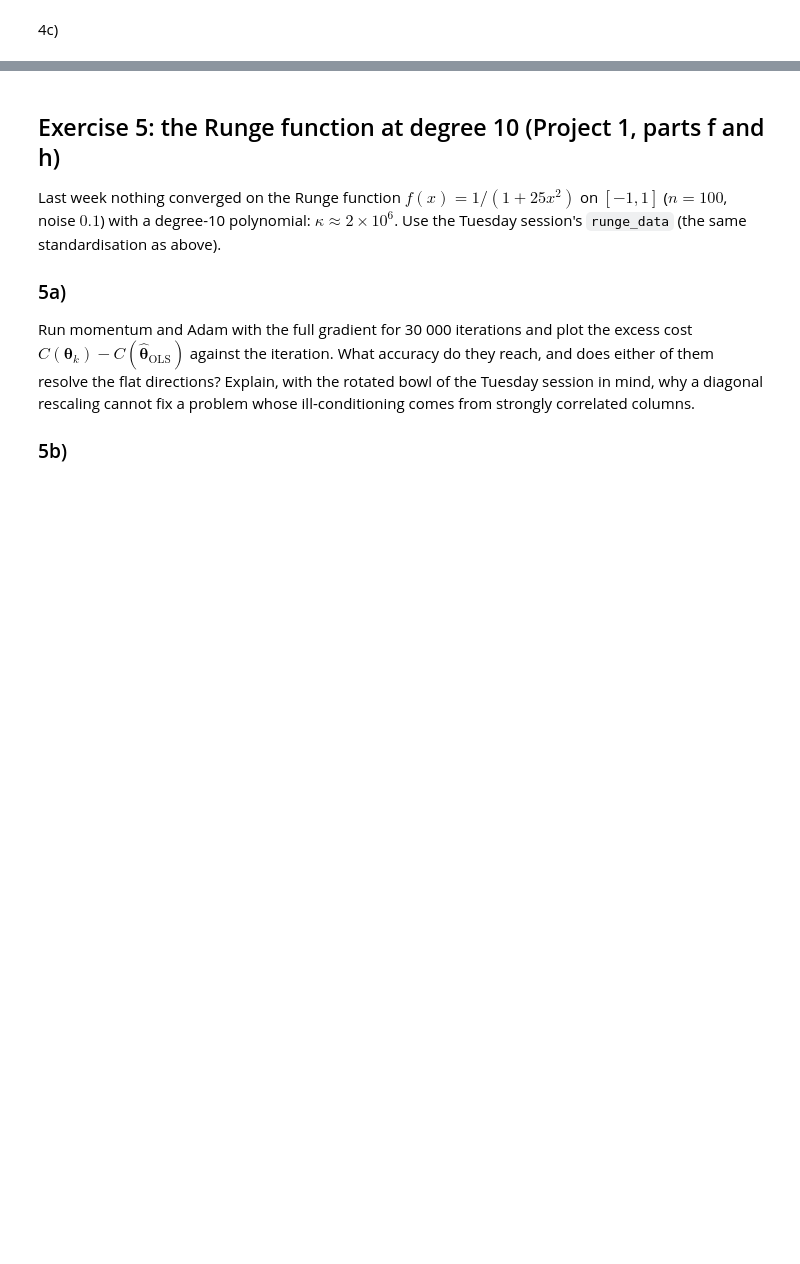
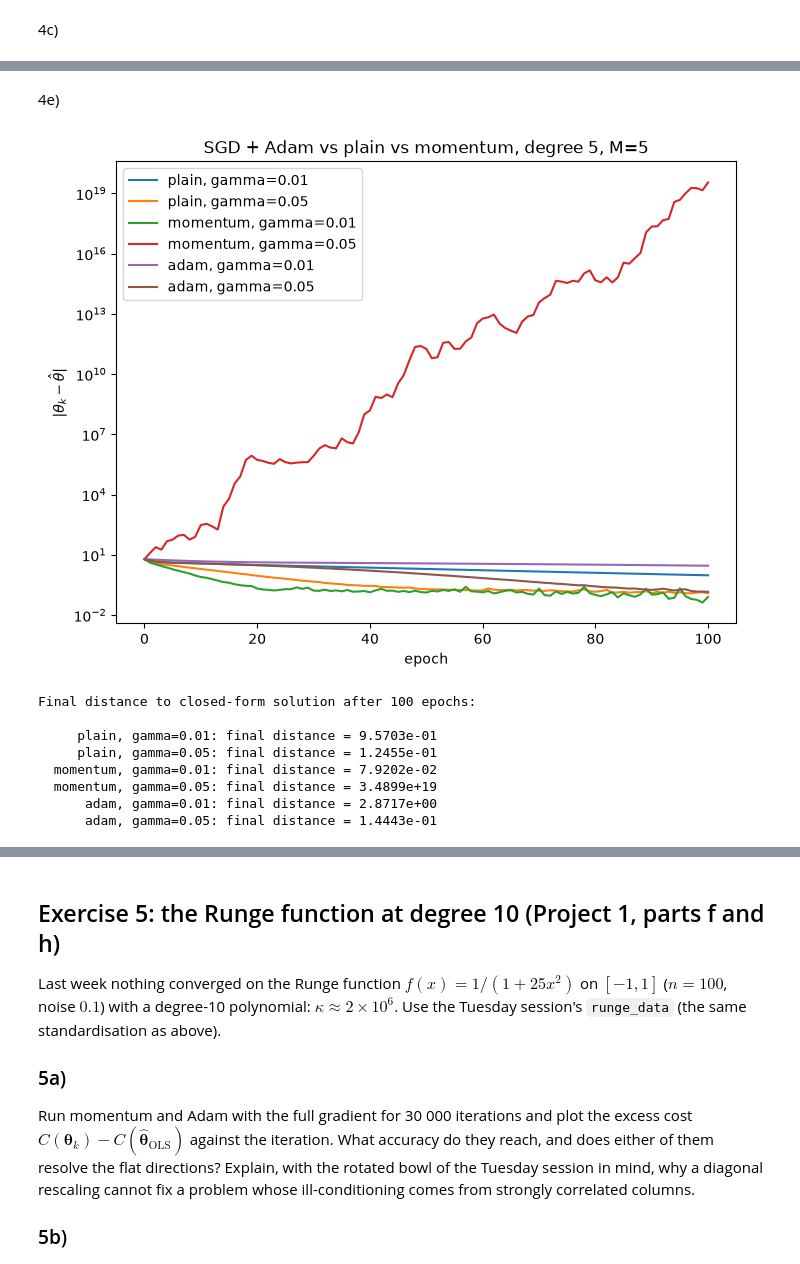
Before and after one commit to viktokr/FYS_STK4155-ukesoppgaver, a Jupyter notebook: exercisesweek38.ipynb, the cells around one changed output, grey strips where cells are left out. Cells and saved outputs as stored; diff of their text form; code cells hidden in the pictures; blank space fills up the shorter version.

```diff
--- a/exercisesweek38.ipynb
+++ b/exercisesweek38.ipynb
@@ -625,0 +736,45 @@ plt.show()
+# %% [markdown]
+4e)
+# %%
+
+configs = [
+    ("plain",    0.01),
+    ("plain",    0.05),
+    ("momentum", 0.01),
+    ("momentum", 0.05),
+    ("adam",     0.01),
+    ("adam",     0.05),
+]
+
+histories_4e = {}
+for method, gamma in configs:
+    history = sgd(X5, y5, method=method, n_epochs=100, batch_size=5, gamma=gamma)
+    histories_4e[(method, gamma)] = history
+
+plt.figure(figsize=(8, 6))
+for (method, gamma), history in histories_4e.items():
+    dist = np.linalg.norm(history - theta_hat5, axis=1)
+    plt.plot(dist, label=f"{method}, gamma={gamma}")
+
+plt.yscale("log")
+plt.xlabel("epoch")
+plt.ylabel(r"$|\theta_k - \hat\theta|$")
+plt.title("SGD + Adam vs plain vs momentum, degree 5, M=5")
+plt.legend()
+plt.show()
+
+# Print final distances for a clear numerical comparison
+print("Final distance to closed-form solution after 100 epochs:\n")
+for (method, gamma), history in histories_4e.items():
+    dist = np.linalg.norm(history[-1] - theta_hat5)
+    print(f"{method:>10}, gamma={gamma:.2f}: final distance = {dist:.4e}")
+# %% [output]
+[figure, added]
+Final distance to closed-form solution after 100 epochs:
+
+     plain, gamma=0.01: final distance = 9.5703e-01
+     plain, gamma=0.05: final distance = 1.2455e-01
+  momentum, gamma=0.01: final distance = 7.9202e-02
+  momentum, gamma=0.05: final distance = 3.4899e+19
+      adam, gamma=0.01: final distance = 2.8717e+00
+      adam, gamma=0.05: final distance = 1.4443e-01
```
Also changed, not shown: parts of 14 cells of this notebook.
